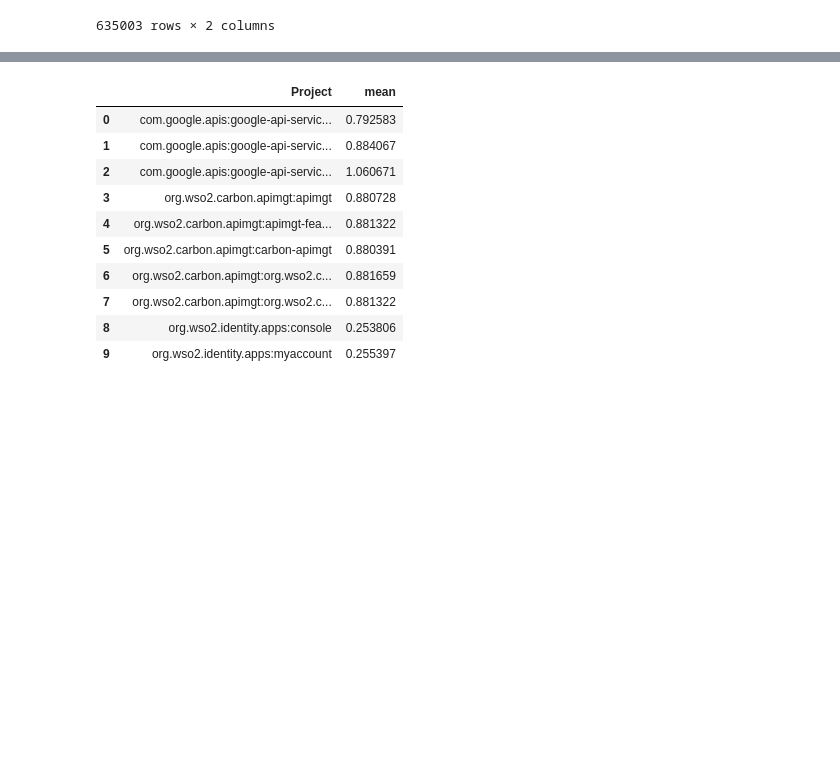
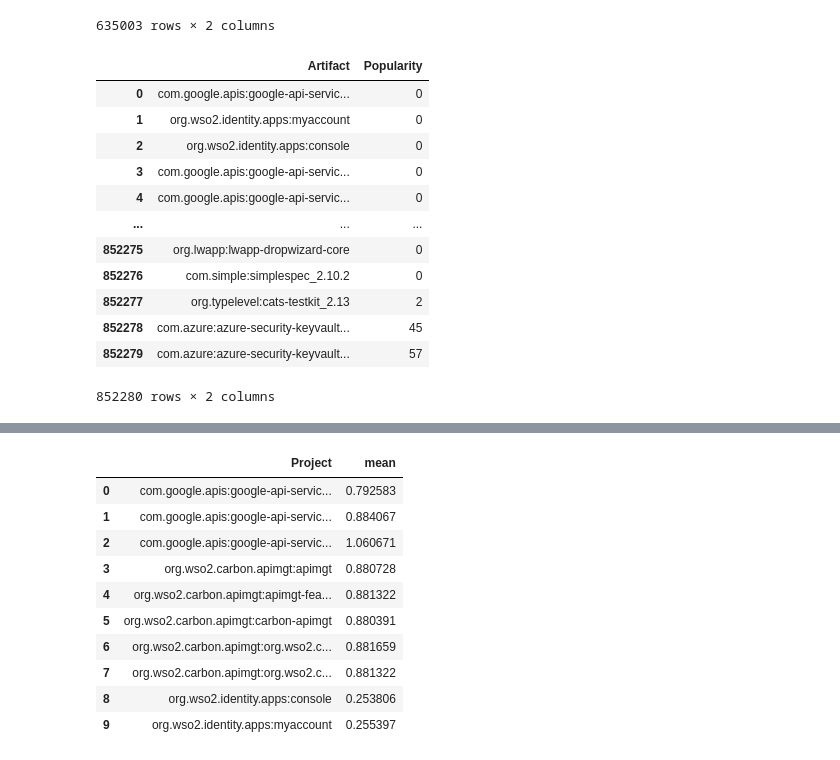
Before and after one commit to hanzltom/LOG6307-final, a Jupyter notebook: influence.ipynb, the cells around one changed output, grey strips where cells are left out. Cells and saved outputs as stored; diff of their text form; code cells hidden in the pictures; blank space fills up the shorter version.

```diff
--- a/influence.ipynb
+++ b/influence.ipynb
@@ -30,3 +25,19 @@ df_size
 | 635001 | com.abysscat:catutils | 1 |
 | 635002 | io.github.gentle-hilt:voyager-scr... | 1 |
 635003 rows × 2 columns
+# %%
+df_popularity
+# %% [output]
+|  | Artifact | Popularity |
+| 0 | com.google.apis:google-api-servic... | 0 |
+| 1 | org.wso2.identity.apps:myaccount | 0 |
+| 2 | org.wso2.identity.apps:console | 0 |
+| 3 | com.google.apis:google-api-servic... | 0 |
+| 4 | com.google.apis:google-api-servic... | 0 |
+| ... | ... | ... |
+| 852275 | org.lwapp:lwapp-dropwizard-core | 0 |
+| 852276 | com.simple:simplespec_2.10.2 | 0 |
+| 852277 | org.typelevel:cats-testkit_2.13 | 2 |
+| 852278 | com.azure:azure-security-keyvault... | 45 |
+| 852279 | com.azure:azure-security-keyvault... | 57 |
+852280 rows × 2 columns
```
Also changed, not shown: parts of 18 cells of this notebook.
